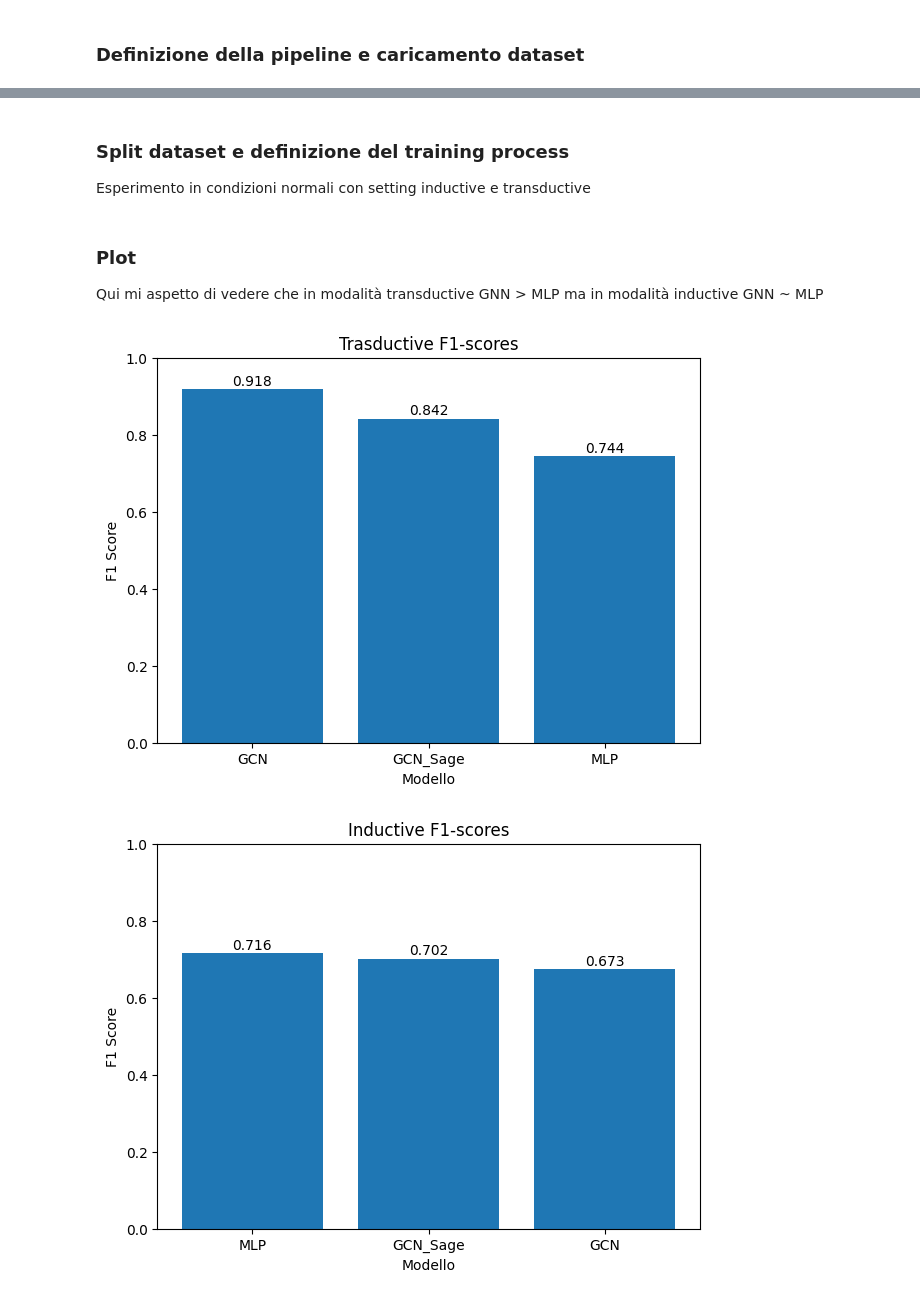
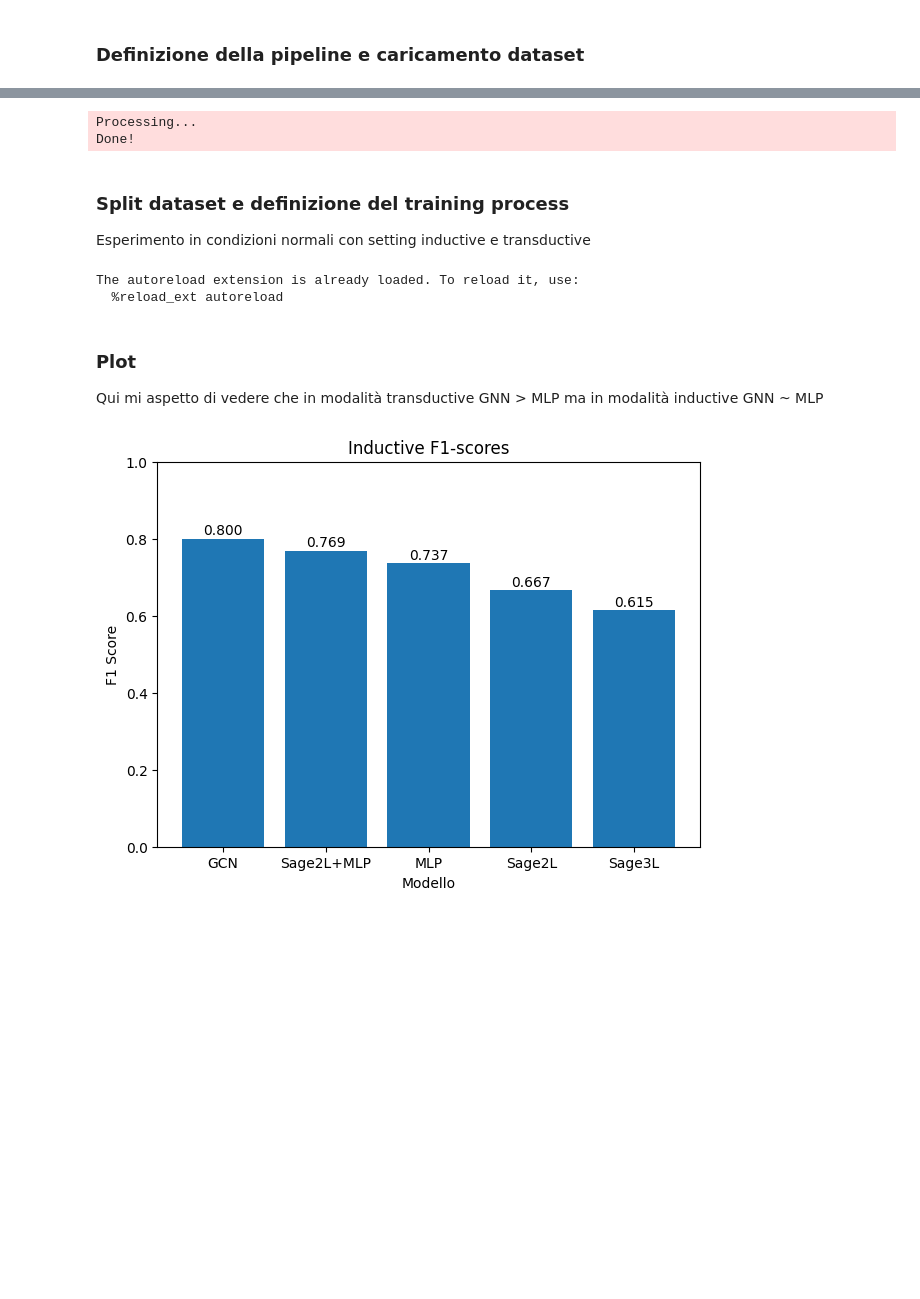
Before and after one commit to Emanuele19/TopologyPermutations, a Jupyter notebook: test_topology_significance.ipynb, the cells around one changed output, grey strips where cells are left out. Saved outputs shown, nothing was run; the diff lists cells and outputs as text; code cells hidden in the pictures; blank space fills up the shorter version.

```diff
--- a/test_topology_significance.ipynb
+++ b/test_topology_significance.ipynb
@@ -39,12 +46,19 @@ pre_transform = T.Compose([
     FilterSmallConnectedComponents(topk=2)
 ])
 
-ds = NeuroDegAnc2VecDataset(root='data', pre_transform=pre_transform)
+ds = NeuroDegAnc2VecDataset(root='data', pre_transform=pre_transform, force_reload=True)
 data = ds[0]
+# %% [output]
+Processing...
+Done!
 # %% [markdown]
 ### Split dataset e definizione del training process
 Esperimento in condizioni normali con setting inductive e transductive
 # %%
+%load_ext autoreload
+%autoreload 2
+
+
 from training_tools.splitter import StratifiedSplitterWithTestHoldout
 from training_tools.task import TaskBinaryNodeClassification
 from training_tools.trainer import Trainer
@@ -82,7 +96,9 @@ def compare_models_over_repeats(
     return results
 
 model_factories = [
-    lambda : GCN_Sage(in_channels=data.x.size(1), hidden_channels=64, out_channels=1, dropout=0),
+    lambda : GCN_Sage(in_channels=data.x.size(1), hidden_channels=64, out_channels=1, num_layers=2, dropout=0),
+    lambda : GCN_Sage(in_channels=data.x.size(1), hidden_channels=64, out_channels=1, num_layers=2, dropout=0, head_type="mlp"),
+    lambda : GCN_Sage(in_channels=data.x.size(1), hidden_channels=64, out_channels=1, num_layers=3, dropout=0),
     lambda : GCN(in_channels=data.x.size(1), hidden_channels=64, out_channels=1, dropout=0),
     lambda : MLP(in_channels=data.x.size(1), hidden_channels=64, out_channels=1, dropout=0)
 ]
@@ -95,41 +111,44 @@ trainer = Trainer(lr=1e-3, weight_decay=5e-4, max_epochs=50, patience=10)
 
 results = dict()
 
-results['inductive']    = compare_models_over_repeats(data, model_factories, splitter_ctor, task, trainer, mode='inductive', n=50)
-results['transductive'] = compare_models_over_repeats(data, model_factories, splitter_ctor, task, trainer, mode='transductive', n=50)
+results['inductive']    = compare_models_over_repeats(data, model_factories, splitter_ctor, task, trainer, mode='inductive', n=1)
+# results['transductive'] = compare_models_over_repeats(data, model_factories, splitter_ctor, task, trainer, mode='transductive', n=20)
+# %% [output]
+The autoreload extension is already loaded. To reload it, use:
+  %reload_ext autoreload
 # %% [markdown]
 ### Plot
 Qui mi aspetto di vedere che in modalità transductive GNN > MLP ma in modalità inductive GNN ~ MLP
 # %%
 import numpy as np
 import matplotlib.pyplot as plt
 
-model_names = [model().__class__.__name__ for model in model_factories]
+# model_names = [model().__class__.__name__ for model in model_factories]
+model_names = ["Sage2L", "Sage2L+MLP", "Sage3L", "GCN", "MLP"]
 
-formatted_transductive  = dict(zip(model_names, [np.array(res).mean() for _, res in results['transductive'].items()]))
+# formatted_transductive  = dict(zip(model_names, [np.array(res).mean() for _, res in results['transductive'].items()]))
 formatted_inductive     = dict(zip(model_names, [np.array(res).mean() for _, res in results['inductive'].items()]))
 
 
 def plot_f1(formatted, title):
     sorted_formatted = dict(sorted(formatted.items(), key=lambda x: x[1], reverse=True))
 
     names = list(sorted_formatted.keys())
     values = list(sorted_formatted.values())
 
     plt.figure(figsize=(7, 5))
     plt.bar(names, values)
     plt.title(title)
     plt.ylabel("F1 Score")
     plt.xlabel("Modello")
     plt.ylim(0, 1)  # opzionale
 
     for i, v in enumerate(values):
         plt.text(i, v + 0.01, f"{v:.3f}", ha='center')
 
     plt.show()
 
-plot_f1(formatted_transductive  , title='Trasductive F1-scores')
+# plot_f1(formatted_transductive  , title='Trasductive F1-scores')
 plot_f1(formatted_inductive     , title='Inductive F1-scores')
 # %% [output]
-[figure, old version]
+[figure, new version]
-[figure, removed]
```
Also changed, not shown: parts of 9 cells of this notebook, 2 other files.
